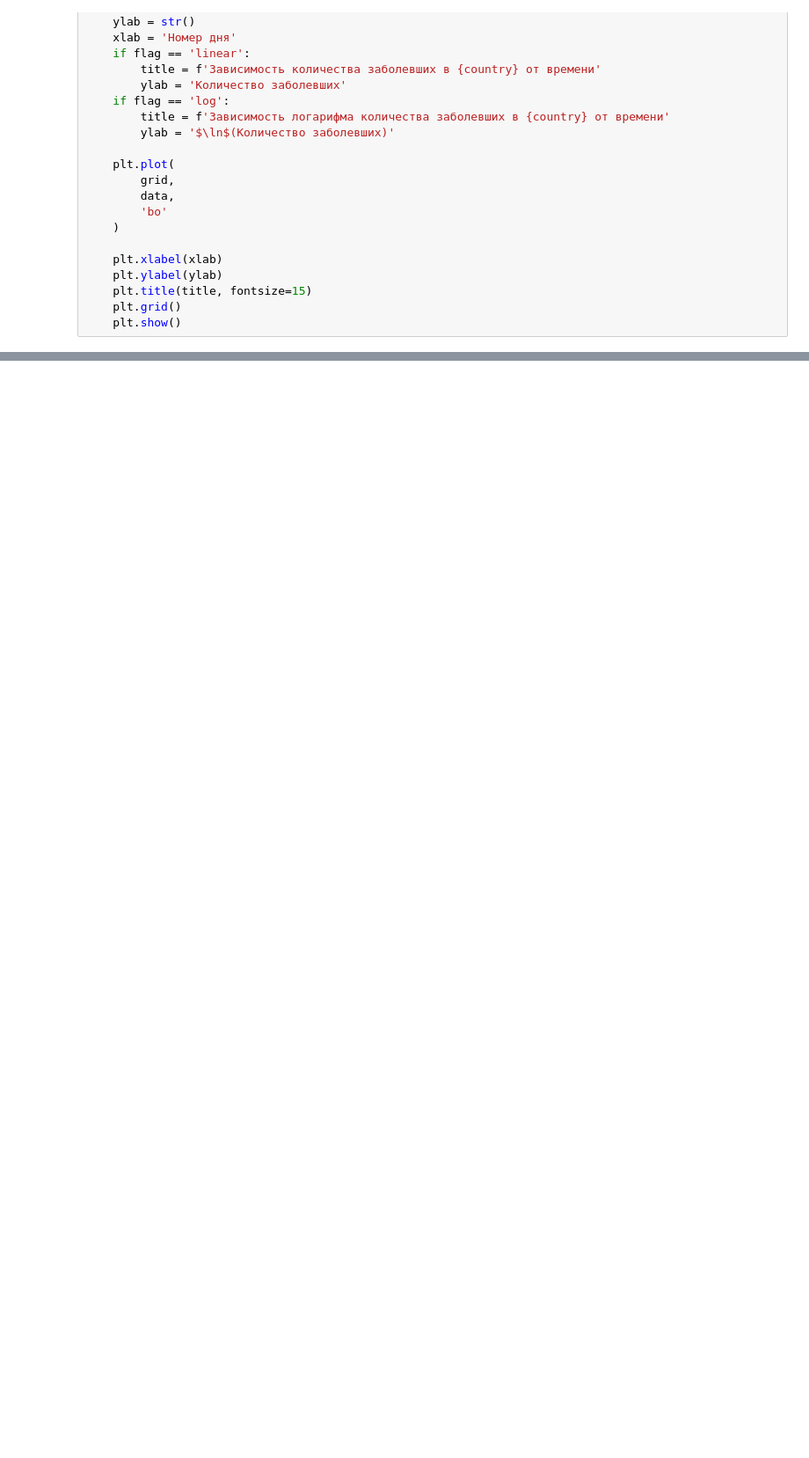
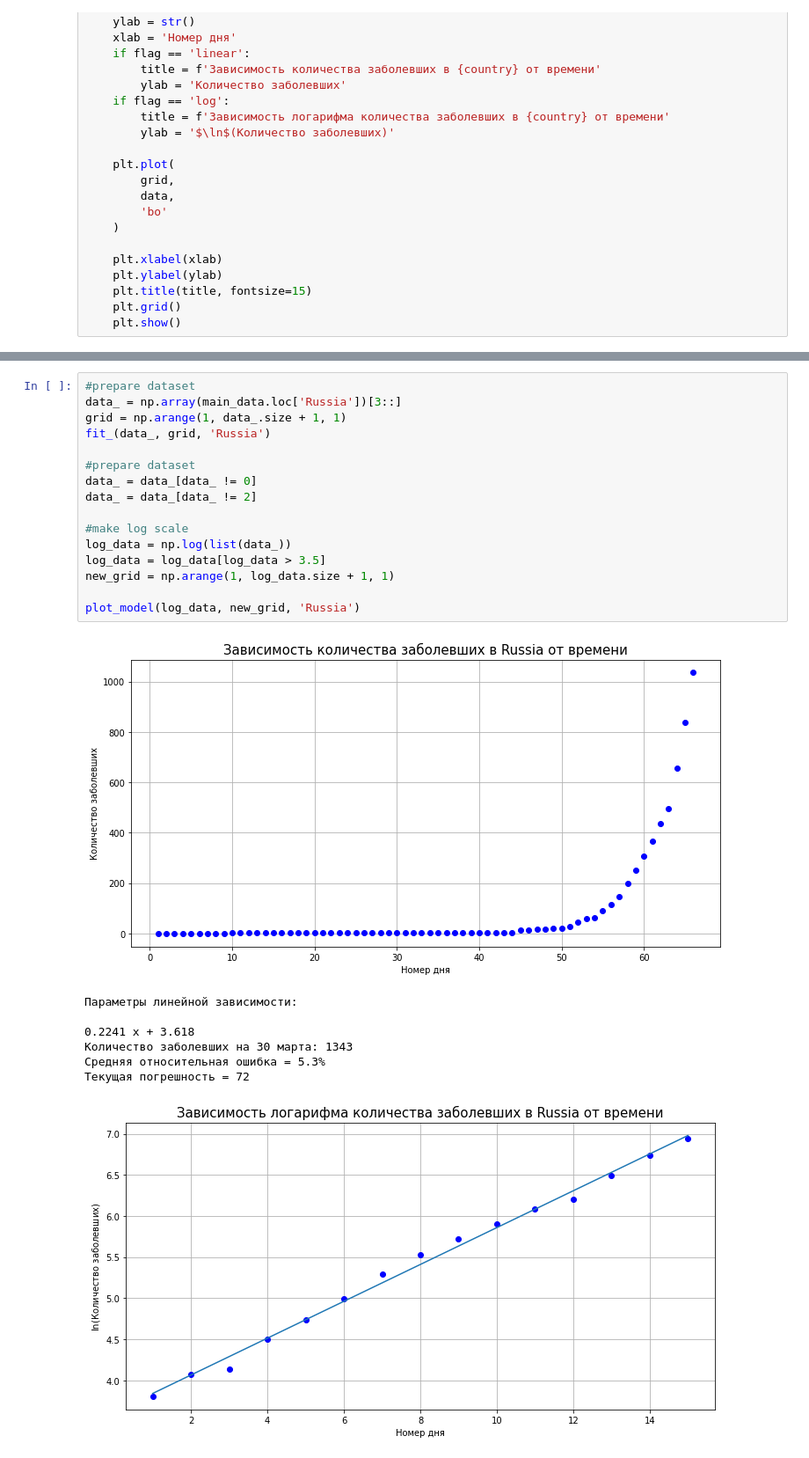
Before and after one commit to Ezmalts/Covid-2019, a Jupyter notebook: covid-2019.ipynb, the cells around one changed output, grey strips where cells are left out. Shown: that part at 88% size. Drawn from its saved outputs; the diff is of its cells as text; blank space fills up the shorter version.

```diff
--- a/covid-2019.ipynb
+++ b/covid-2019.ipynb
@@ -74,0 +103,25 @@ def plot_model(log_data, new_grid, country):
+# %%
+#prepare dataset
+data_ = np.array(main_data.loc['Russia'])[3::]
+grid = np.arange(1, data_.size + 1, 1)
+fit_(data_, grid, 'Russia')
+
+#prepare dataset
+data_ = data_[data_ != 0]
+data_ = data_[data_ != 2]
+
+#make log scale
+log_data = np.log(list(data_))
+log_data = log_data[log_data > 3.5]
+new_grid = np.arange(1, log_data.size + 1, 1)
+
+plot_model(log_data, new_grid, 'Russia')
+# %% [output]
+[figure, added]
+Параметры линейной зависимости:
+
+0.2241 x + 3.618
+Количество заболевших на 30 марта: 1343
+Средняя относительная ошибка = 5.3%
+Текущая погрешность = 72
+[figure, added]
```
Also changed, not shown: parts of 11 cells of this notebook, 1 other file.
